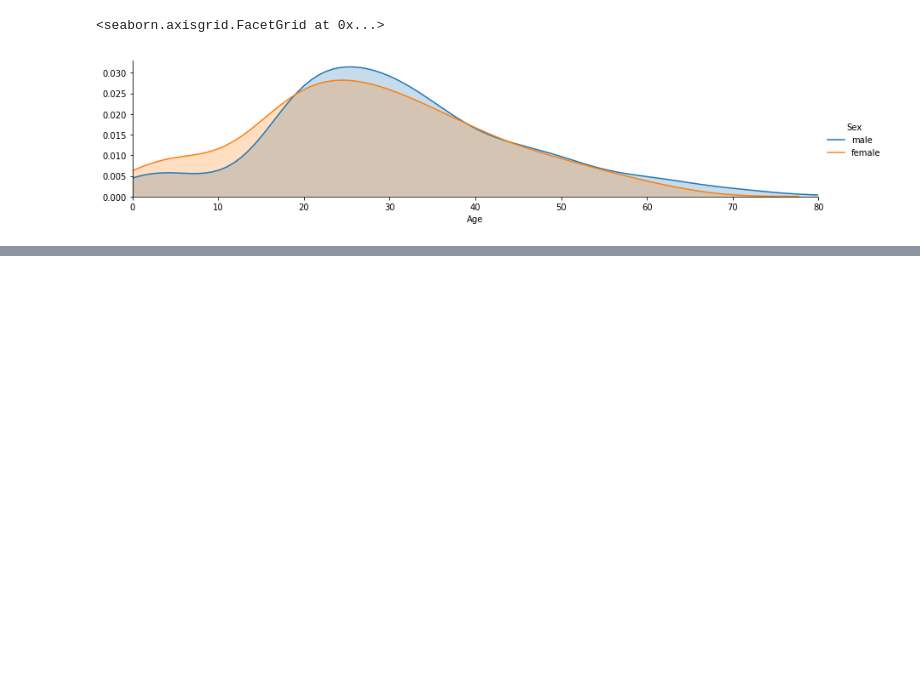
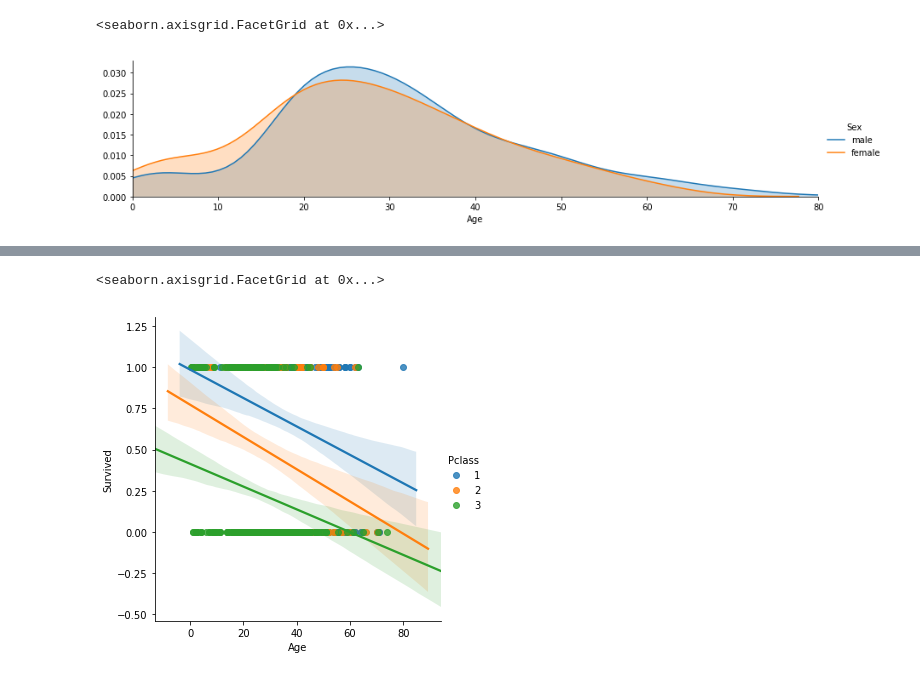
Before and after one commit to samsharm/Python, a Jupyter notebook: Titanic Project 1.ipynb, the cells around one changed output, grey strips where cells are left out. Drawn from its saved outputs; the diff is of its cells as text; code cells hidden in the pictures; blank space fills up the shorter version.

```diff
--- a/Titanic Project 1.ipynb
+++ b/Titanic Project 1.ipynb
@@ -136,0 +195,5 @@ figure.add_legend()
+# %%
+sbn.lmplot("Age",'Survived', hue='Pclass',data=df_titanic)
+# %% [output]
+<seaborn.axisgrid.FacetGrid at 0x...>
+[figure, added]
```
Also changed, not shown: parts of 8 cells of this notebook.
